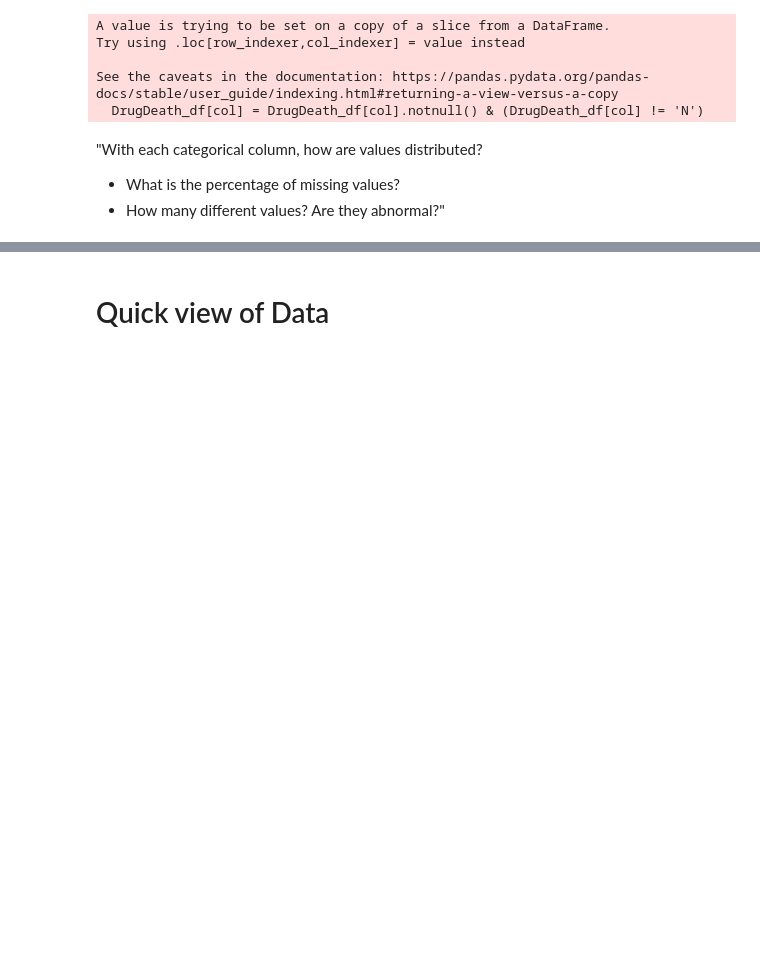
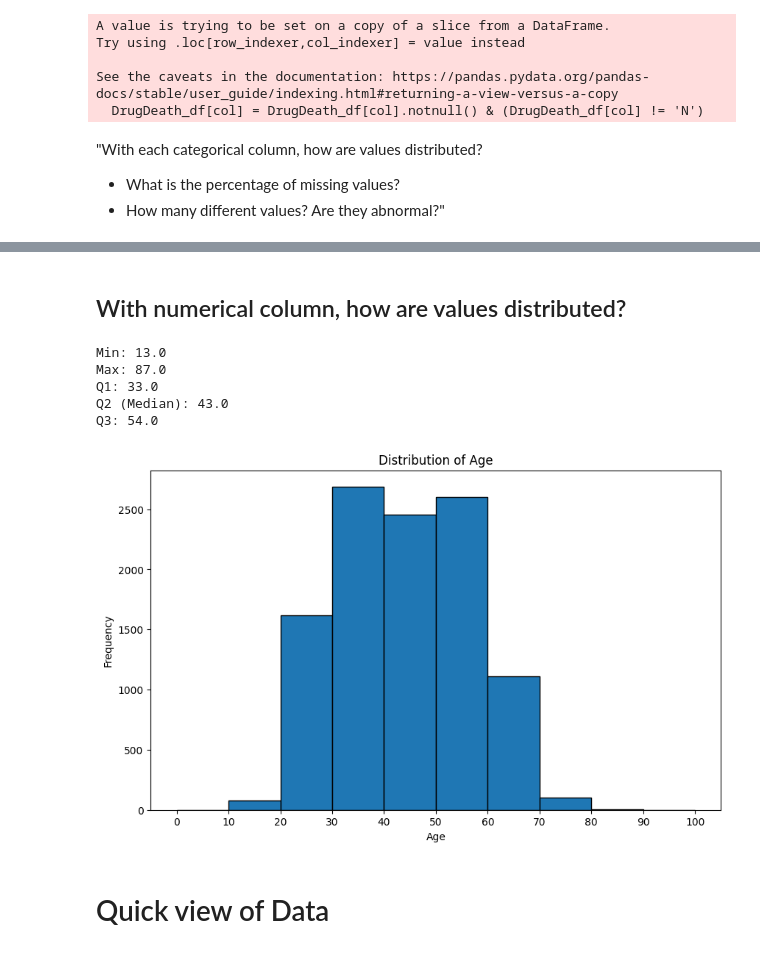
Before and after one commit to Lumine11/-Programming4DS---FinalProject, a Jupyter notebook: FinalProject.ipynb, the cells around one changed output, grey strips where cells are left out. Saved outputs shown, nothing was run; the diff lists cells and outputs as text; code cells hidden in the pictures; blank space fills up the shorter version.

```diff
--- a/FinalProject.ipynb
+++ b/FinalProject.ipynb
@@ -140,8 +141,7 @@ Index(['Date', 'Date Type', 'Age', 'Sex', 'Race', 'Ethnicity',
       dtype='object')
 # %%
 DrugDeath_df = DrugDeath_df[['Date', 'Age', 'Sex', 'Race',
-       'Residence County',
-       'Death County', 'Location', 'Cause of Death', 'Heroin', 'Cocaine',
+        'Location', 'Cause of Death', 'Heroin', 'Cocaine',
        'Fentanyl', 'Fentanyl Analogue', 'Oxycodone', 'Oxymorphone', 'Ethanol',
        'Hydrocodone', 'Benzodiazepine', 'Methadone', 'Meth/Amphetamine',
        'Amphet', 'Tramad', 'Hydromorphone', 'Morphine (Not Heroin)',
@@ -301,0 +306,15 @@ ModuleNotFoundError: No module named 'plotly'
+# %%
+
+
+
+categorical_cols = DrugDeath_df.select_dtypes(include=['object', 'category']).columns
+numerical_cols = DrugDeath_df.select_dtypes(include=['int64', 'float64']).columns
+
+missing_categorical_cols = [col for col in categorical_cols if DrugDeath_df[col].isnull().any()]
+missing_numerical_cols = [col for col in numerical_cols if DrugDeath_df[col].isnull().any()]
+
+print("Categorical columns with missing values:")
+print(missing_categorical_cols)
+
+print("\nNumerical columns with missing values:")
+print(missing_numerical_cols)
@@ -302,2 +327,8 @@ ModuleNotFoundError: No module named 'plotly'
 # %%
 #Xử lí Age, Sex, Location, Race bằng cách điền mean và mode
+# For numerical columns
+DrugDeath_df['Age'] = DrugDeath_df['Age'].fillna(DrugDeath_df['Age'].mean())
+
+# For categorical columns
+for col in missing_categorical_cols:
+    DrugDeath_df[col] = DrugDeath_df[col].fillna(DrugDeath_df[col].mode()[0])
@@ -308,15 +371,19 @@ DrugDeath_df = DrugDeath_df.rename(columns={'Cause of Death': 'COD'})
 # %%
-#xử lí COD
+# rename 'Cause of Death' into COD for more convienient
+
+DrugDeath_df = DrugDeath_df.rename(columns={'Cause of Death': 'COD'})
+
 #Tạo cột mới chứa ds các thuốc là nguyên nhân trục tiếp gây tử vong
 # Đổi tên cột 'Cause of Death' thành 'COD'
 DrugDeath_df['COD'] = DrugDeath_df['COD'].str.lower()
 
 # Loại bỏ các từ không mong muốn
 unwanted_words = ['from the', 'complications', ' of ', 'toxicity associated with', 'intoxiation', 'multidrug', 'toxicity' ,'including', 'chronic substance abuse'
-    'acute intoxication by the combined effects of', 'toxicities','combined','intoxication', 'acute', 'due to' ,'the', 'combined effects of', 'combined drug toxicity', 'multi-drug', 'following']
+    'acute intoxication by the combined effects of','effects', 'toxicities','combined','intoxication', 'acute', 'due to' ,'the', 'combined effects of', 'combined drug toxicity', 'multi-drug', 'following','chronic substance use','(',')']
 for word in unwanted_words:
     DrugDeath_df['COD'] = DrugDeath_df['COD'].str.replace(word, '')
 
 # Thay thế 'and' bằng ','
 DrugDeath_df['COD'] = DrugDeath_df['COD'].str.replace('and', ',')
 DrugDeath_df['COD'] = DrugDeath_df['COD'].str.replace('  ', ',')
+DrugDeath_df['COD'] = DrugDeath_df['COD'].str.replace('/', ',')
@@ -332,3 +468,36 @@ with open('unique_cod_values.txt', 'w') as f:
+# %% [markdown]
+<h2> With numerical column, how are values distributed? </h2>
+# %%
+min_value = DrugDeath_df['Age'].min()
+max_value = DrugDeath_df['Age'].max()
+q1 = DrugDeath_df['Age'].quantile(0.25)
+q2 = DrugDeath_df['Age'].median()
+q3 = DrugDeath_df['Age'].quantile(0.75)
+
+print(f"Min: {min_value}")
+print(f"Max: {max_value}")
+print(f"Q1: {q1}")
+print(f"Q2 (Median): {q2}")
+print(f"Q3: {q3}")
+# %% [output]
+Min: 13.0
+Max: 87.0
+Q1: 33.0
+Q2 (Median): 43.0
+Q3: 54.0
+# %%
+num_bins = int(np.sqrt((DrugDeath_df['Age'].nunique())))
+
+
+plt.figure(figsize=(10,6))
+plt.hist(DrugDeath_df['Age'],bins=range(0, 101, 10), edgecolor='black')
+plt.title('Distribution of Age')
+plt.xlabel('Age')
+plt.xticks(range(0, 101, 10))
+plt.ylabel('Frequency')
+plt.show()
+# %% [output]
+[figure, added]
 # %% [markdown]
 # Quick view of Data
 # %% [markdown]
```
Also changed, not shown: parts of 15 cells of this notebook.
